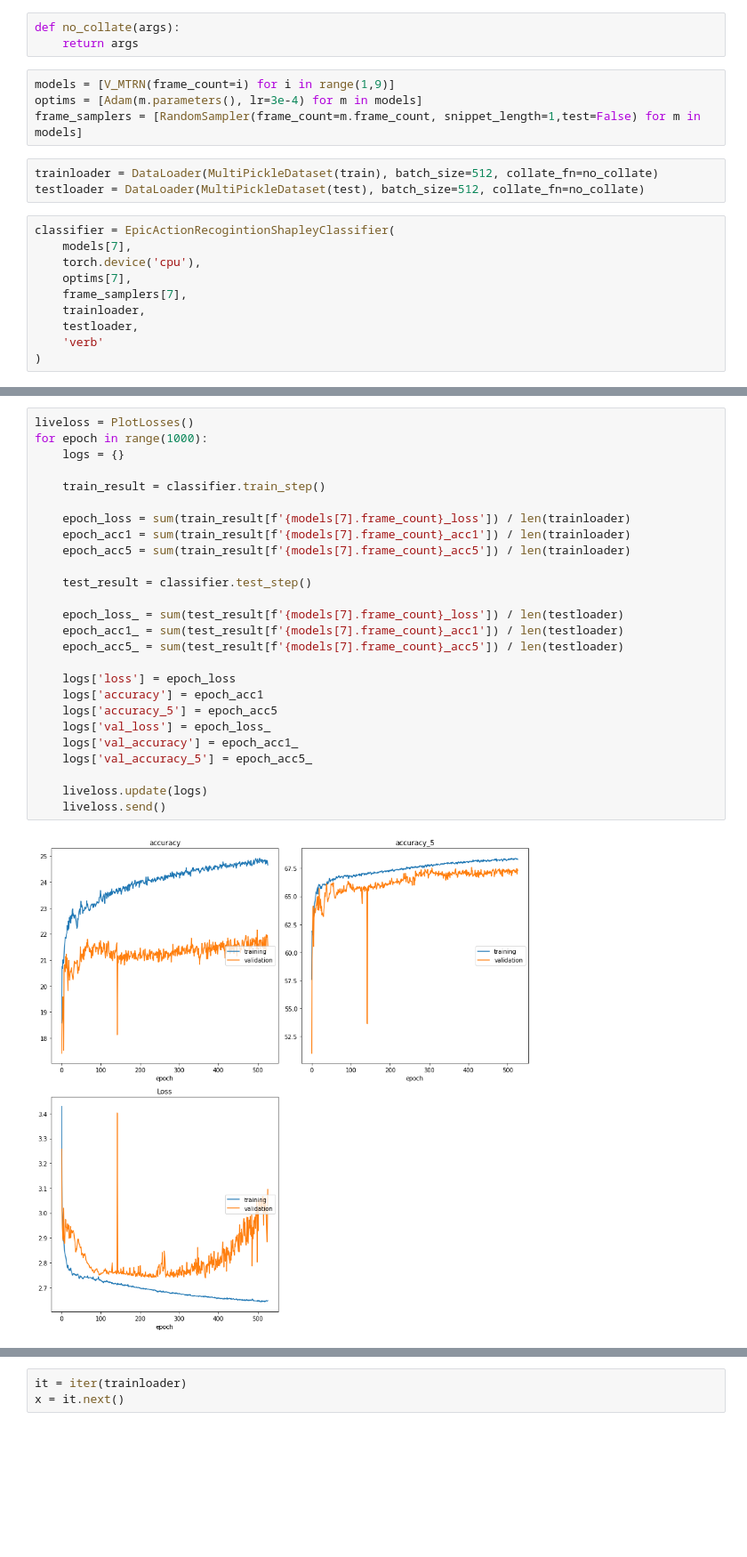
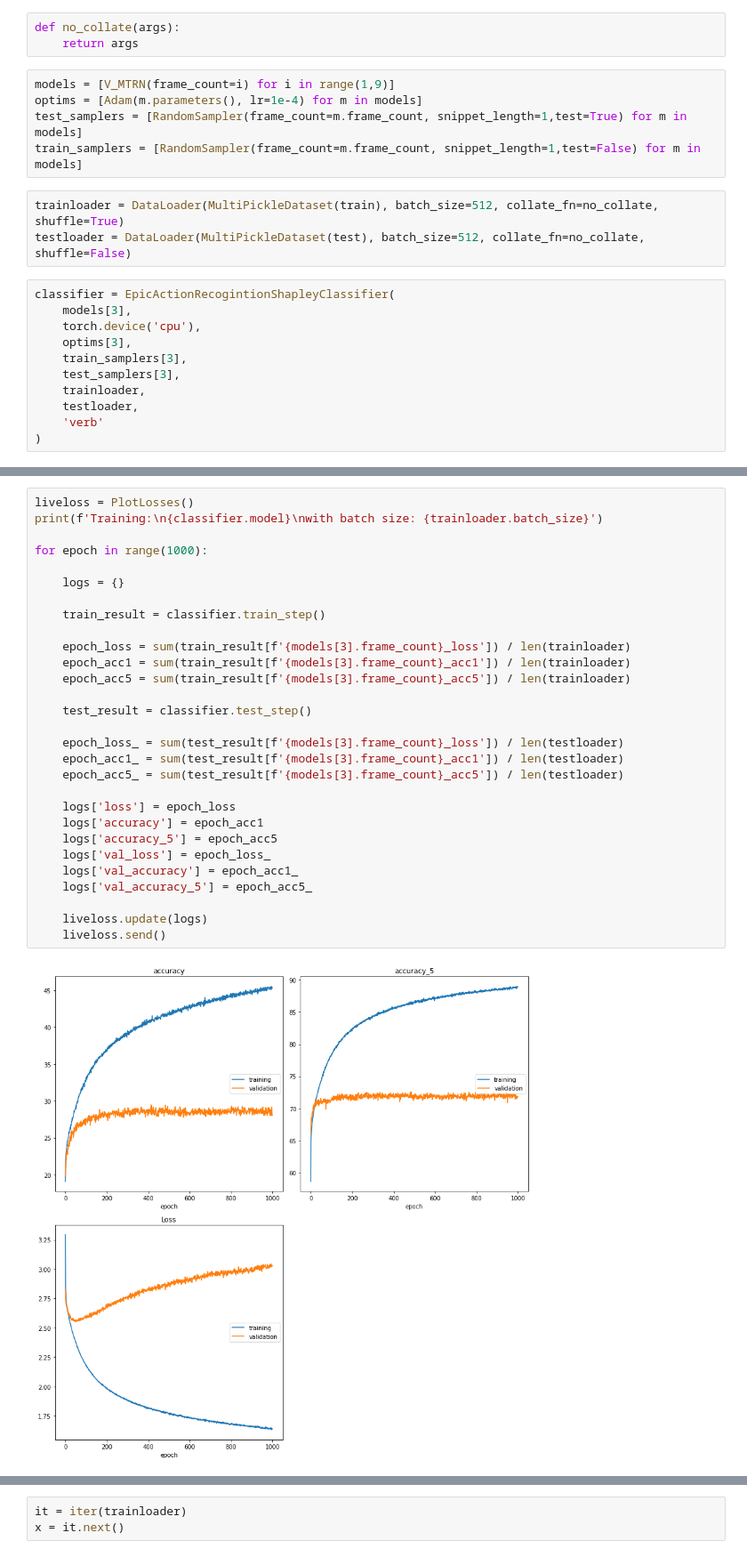
Before and after one commit to tomstark99/epic-kitchens-100-fyrp, a Jupyter notebook: notebooks/p01_train.ipynb, the cells around one changed output, grey strips where cells are left out. Shown: that part at 89% size. Cells and saved outputs as stored; diff of their text form; blank space fills up the shorter version.

Commit message:
tweaking training values

```diff
--- a/notebooks/p01_train.ipynb
+++ b/notebooks/p01_train.ipynb
@@ -32,17 +67,19 @@ def no_collate(args):
     return args
 # %%
 models = [V_MTRN(frame_count=i) for i in range(1,9)]
-optims = [Adam(m.parameters(), lr=3e-4) for m in models]
-frame_samplers = [RandomSampler(frame_count=m.frame_count, snippet_length=1,test=False) for m in models]
+optims = [Adam(m.parameters(), lr=1e-4) for m in models]
+test_samplers = [RandomSampler(frame_count=m.frame_count, snippet_length=1,test=True) for m in models]
+train_samplers = [RandomSampler(frame_count=m.frame_count, snippet_length=1,test=False) for m in models]
 # %%
-trainloader = DataLoader(MultiPickleDataset(train), batch_size=512, collate_fn=no_collate)
-testloader = DataLoader(MultiPickleDataset(test), batch_size=512, collate_fn=no_collate)
+trainloader = DataLoader(MultiPickleDataset(train), batch_size=512, collate_fn=no_collate, shuffle=True)
+testloader = DataLoader(MultiPickleDataset(test), batch_size=512, collate_fn=no_collate, shuffle=False)
 # %%
 classifier = EpicActionRecogintionShapleyClassifier(
-    models[7],
+    models[3],
     torch.device('cpu'),
-    optims[7],
-    frame_samplers[7],
+    optims[3],
+    train_samplers[3],
+    test_samplers[3],
     trainloader,
     testloader,
     'verb'
@@ -94,29 +136,32 @@ woddy
 # %%
 liveloss = PlotLosses()
+print(f'Training:\n{classifier.model}\nwith batch size: {trainloader.batch_size}')
+
 for epoch in range(1000):
+
     logs = {}
 
     train_result = classifier.train_step()
 
-    epoch_loss = sum(train_result[f'{models[7].frame_count}_loss']) / len(trainloader)
-    epoch_acc1 = sum(train_result[f'{models[7].frame_count}_acc1']) / len(trainloader)
-    epoch_acc5 = sum(train_result[f'{models[7].frame_count}_acc5']) / len(trainloader)
+    epoch_loss = sum(train_result[f'{models[3].frame_count}_loss']) / len(trainloader)
+    epoch_acc1 = sum(train_result[f'{models[3].frame_count}_acc1']) / len(trainloader)
+    epoch_acc5 = sum(train_result[f'{models[3].frame_count}_acc5']) / len(trainloader)
 
     test_result = classifier.test_step()
 
-    epoch_loss_ = sum(test_result[f'{models[7].frame_count}_loss']) / len(testloader)
-    epoch_acc1_ = sum(test_result[f'{models[7].frame_count}_acc1']) / len(testloader)
-    epoch_acc5_ = sum(test_result[f'{models[7].frame_count}_acc5']) / len(testloader)
+    epoch_loss_ = sum(test_result[f'{models[3].frame_count}_loss']) / len(testloader)
+    epoch_acc1_ = sum(test_result[f'{models[3].frame_count}_acc1']) / len(testloader)
+    epoch_acc5_ = sum(test_result[f'{models[3].frame_count}_acc5']) / len(testloader)
 
     logs['loss'] = epoch_loss
     logs['accuracy'] = epoch_acc1
     logs['accuracy_5'] = epoch_acc5
     logs['val_loss'] = epoch_loss_
     logs['val_accuracy'] = epoch_acc1_
     logs['val_accuracy_5'] = epoch_acc5_
 
     liveloss.update(logs)
     liveloss.send()
 # %% [output]
-[figure, old version]
+[figure, new version]
 accuracy
```
Also changed, not shown: parts of 12 cells of this notebook, 5 other files.
